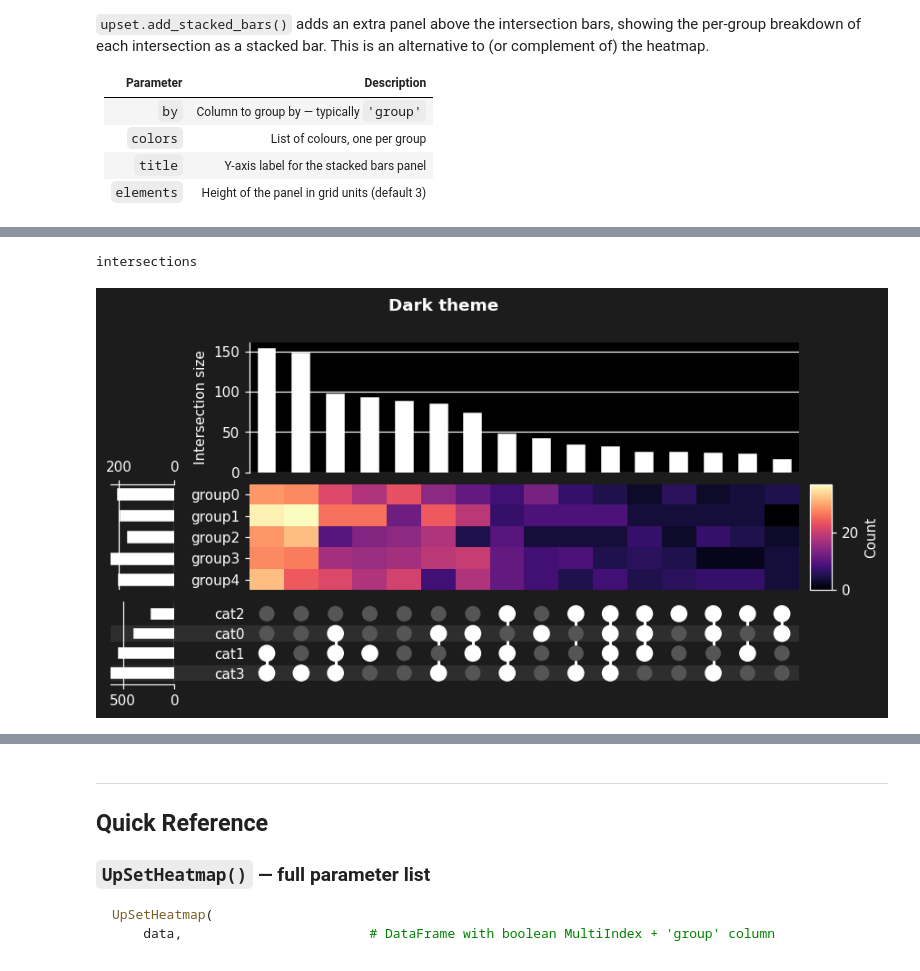
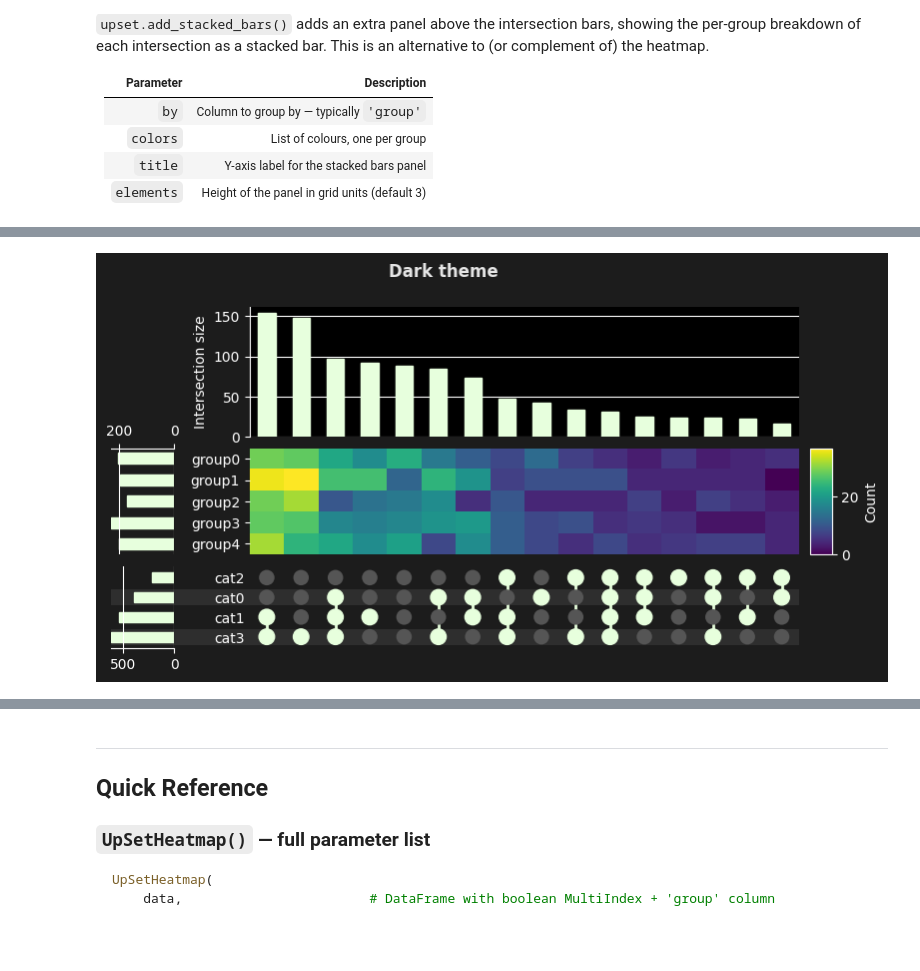
Before and after one commit to andtsouris/UpSetHeatmap, a Jupyter notebook: UpSetHeatmap_Tutorial.ipynb, the cells around one changed output, grey strips where cells are left out. Cells and saved outputs as stored; diff of their text form; code cells hidden in the pictures.

```diff
--- a/UpSetHeatmap_Tutorial.ipynb
+++ b/UpSetHeatmap_Tutorial.ipynb
@@ -567,17 +500,16 @@ intersections
 # %%
 # Dark background
 with plt.style.context("dark_background"):
     fig = plt.figure(figsize=(13, 5), facecolor="#1c1c1c")
     UpSetHeatmap(data, subset_size="count", sort_by="cardinality",
-          facecolor="white",
+          facecolor="#E7FFDD",
           shading_color="#2e2e2e",
           other_dots_color="#555555",
-          heatmap_cmap="magma").plot(fig)
-    fig.suptitle("Dark theme", fontsize=12, fontweight="bold", color="white")
+          heatmap_cmap="viridis").plot(fig)
+    fig.suptitle("Dark theme", fontsize=12, fontweight="bold", color="#E4E4E4",)
     plt.show()
 # %% [output]
-intersections
-[figure, old version]
+[figure, new version]
 # %%
 # Custom facecolor + strong shading
 fig = plt.figure(figsize=(13, 5))
```
Also changed, not shown: parts of 35 cells of this notebook.
